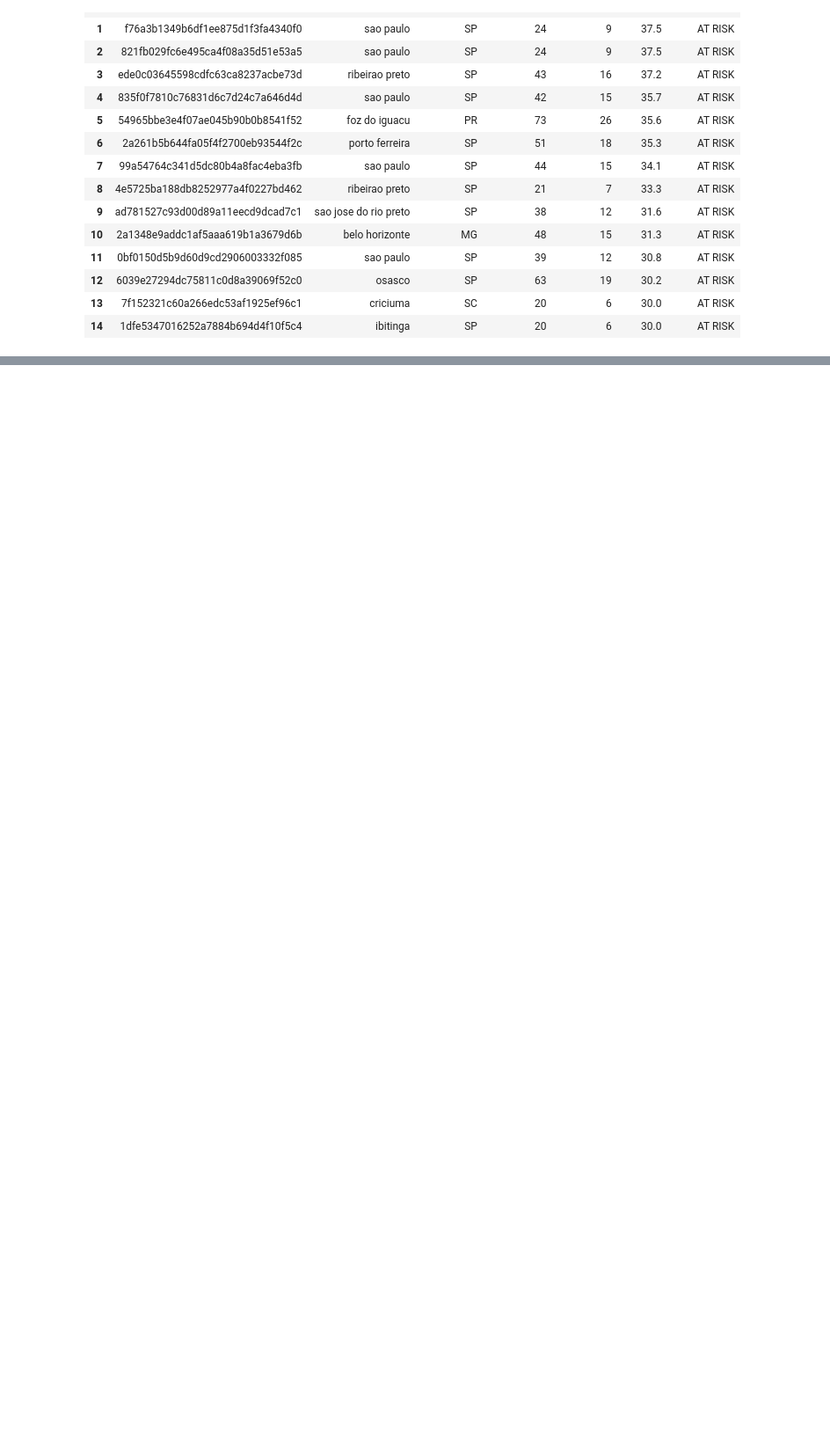
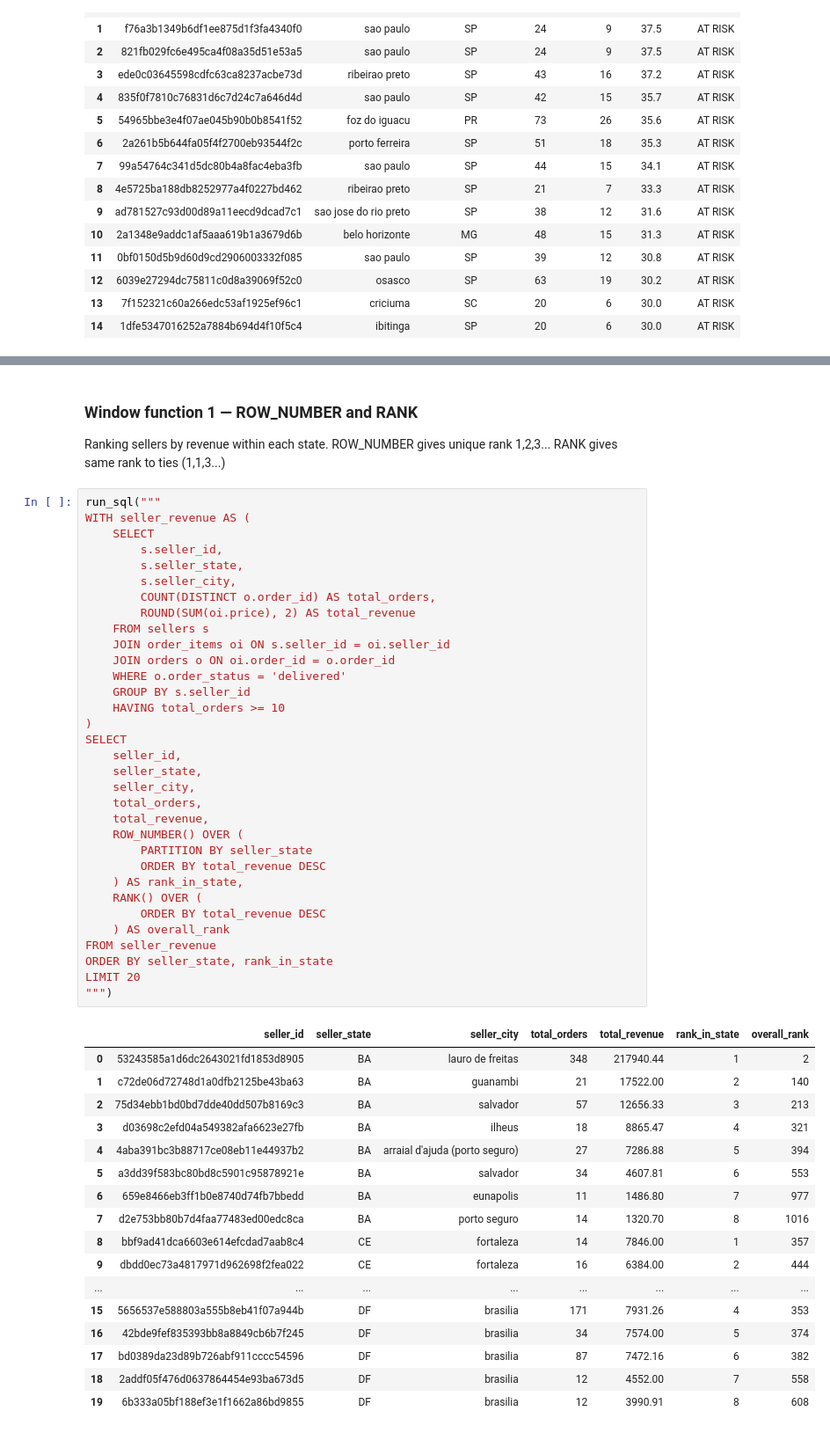
Before and after one commit to ragasree123/olist-ecommerce-analysis, a Jupyter notebook: notebooks/02_sql_analysis.ipynb, the cells around one changed output, grey strips where cells are left out. Shown at 88% size. Drawn from its saved outputs; the diff is of its cells as text; blank space fills up the shorter version.

Commit message:
window functions ROW_NUMBER RANK LAG LEAD running total CTEs customer segmentation SQL

```diff
--- a/notebooks/02_sql_analysis.ipynb
+++ b/notebooks/02_sql_analysis.ipynb
@@ -281,0 +288,56 @@ LIMIT 15
+# %% [markdown]
+### Window function 1 — ROW_NUMBER and RANK
+Ranking sellers by revenue within each state.
+ROW_NUMBER gives unique rank 1,2,3...
+RANK gives same rank to ties (1,1,3...)
+# %%
+run_sql("""
+WITH seller_revenue AS (
+    SELECT
+        s.seller_id,
+        s.seller_state,
+        s.seller_city,
+        COUNT(DISTINCT o.order_id) AS total_orders,
+        ROUND(SUM(oi.price), 2) AS total_revenue
+    FROM sellers s
+    JOIN order_items oi ON s.seller_id = oi.seller_id
+    JOIN orders o ON oi.order_id = o.order_id
+    WHERE o.order_status = 'delivered'
+    GROUP BY s.seller_id
+    HAVING total_orders >= 10
+)
+SELECT
+    seller_id,
+    seller_state,
+    seller_city,
+    total_orders,
+    total_revenue,
+    ROW_NUMBER() OVER (
+        PARTITION BY seller_state
+        ORDER BY total_revenue DESC
+    ) AS rank_in_state,
+    RANK() OVER (
+        ORDER BY total_revenue DESC
+    ) AS overall_rank
+FROM seller_revenue
+ORDER BY seller_state, rank_in_state
+LIMIT 20
+""")
+# %% [output]
+|  | seller_id | seller_state | seller_city | total_orders | total_revenue | rank_in_state | overall_rank |
+| 0 | 53243585a1d6dc2643021fd1853d8905 | BA | lauro de freitas | 348 | 217940.44 | 1 | 2 |
+| 1 | c72de06d72748d1a0dfb2125be43ba63 | BA | guanambi | 21 | 17522.00 | 2 | 140 |
+| 2 | 75d34ebb1bd0bd7dde40dd507b8169c3 | BA | salvador | 57 | 12656.33 | 3 | 213 |
+| 3 | d03698c2efd04a549382afa6623e27fb | BA | ilheus | 18 | 8865.47 | 4 | 321 |
+| 4 | 4aba391bc3b88717ce08eb11e44937b2 | BA | arraial d'ajuda (porto seguro) | 27 | 7286.88 | 5 | 394 |
+| 5 | a3dd39f583bc80bd8c5901c95878921e | BA | salvador | 34 | 4607.81 | 6 | 553 |
+| 6 | 659e8466eb3ff1b0e8740d74fb7bbedd | BA | eunapolis | 11 | 1486.80 | 7 | 977 |
+| 7 | d2e753bb80b7d4faa77483ed00edc8ca | BA | porto seguro | 14 | 1320.70 | 8 | 1016 |
+| 8 | bbf9ad41dca6603e614efcdad7aab8c4 | CE | fortaleza | 14 | 7846.00 | 1 | 357 |
+| 9 | dbdd0ec73a4817971d962698f2fea022 | CE | fortaleza | 16 | 6384.00 | 2 | 444 |
+| ... | ... | ... | ... | ... | ... | ... | ... |
+| 15 | 5656537e588803a555b8eb41f07a944b | DF | brasilia | 171 | 7931.26 | 4 | 353 |
+| 16 | 42bde9fef835393bb8a8849cb6b7f245 | DF | brasilia | 34 | 7574.00 | 5 | 374 |
+| 17 | bd0389da23d89b726abf911cccc54596 | DF | brasilia | 87 | 7472.16 | 6 | 382 |
+| 18 | 2addf05f476d0637864454e93ba673d5 | DF | brasilia | 12 | 4552.00 | 7 | 558 |
+| 19 | 6b333a05bf188ef3e1f1662a86bd9855 | DF | brasilia | 12 | 3990.91 | 8 | 608 |
```
Also changed, not shown: parts of 6 cells of this notebook, 3 other files.
